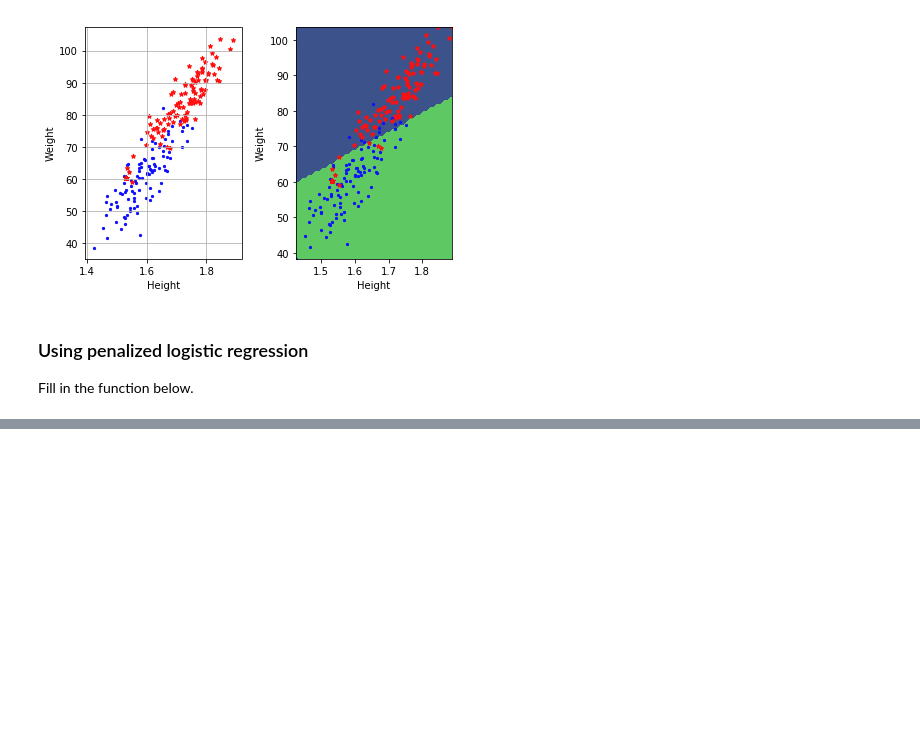
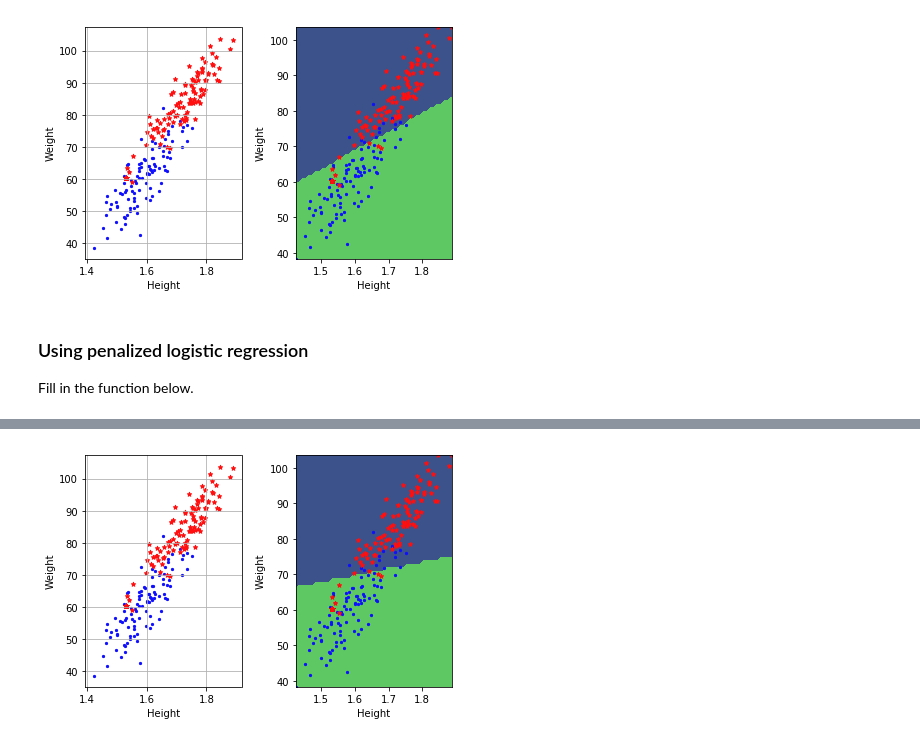
Before and after one commit to IsaacLeimgruber/ML_project, a Jupyter notebook: ex05/template/ex05.ipynb, the cells around one changed output, grey strips where cells are left out. Cells and saved outputs as stored; diff of their text form; code cells hidden in the pictures; blank space fills up the shorter version.

```diff
--- a/ex05/template/ex05.ipynb
+++ b/ex05/template/ex05.ipynb
@@ -256,7 +256,14 @@ def penalized_logistic_regression(y, tx, w, lambda_):
     # INSERT YOUR CODE HERE
     # return loss, gradient, and hessian: TODO
     # ***************************************************
-    return logistic_regression(y, tx, w)
+    loss = calculate_loss(y, tx, w) + (w.T@w*lambda_ / 2.0)
+
+    grad = calculate_gradient(y, tx, w) + (w*lambda_)
+
+    H = calculate_hessian(y, tx, w) + (w.T@w*lambda_ / 2.0)
+
+
+    return loss, grad, H
 # %%
 def learning_by_penalized_gradient(y, tx, w, gamma, lambda_):
     """
@@ -267,19 +274,22 @@ def learning_by_penalized_gradient(y, tx, w, gamma, lambda_):
     # INSERT YOUR CODE HERE
     # return loss, gradient: TODO
     # ***************************************************
-    raise NotImplementedError
+    loss, grad, H = penalized_logistic_regression(y, tx, w, lambda_)
     # ***************************************************
     # INSERT YOUR CODE HERE
     # update w: TODO
     # ***************************************************
-    raise NotImplementedError
+
+    w = w - gamma * np.linalg.solve(H, grad);
+
+
     return loss, w
 # %%
 def logistic_regression_penalized_gradient_descent_demo(y, x):
     # init parameters
     max_iter = 10000
     gamma = 0.01
-    lambda_ = 0.1
+    lambda_ = 0.9
     threshold = 1e-8
     losses = []
 
@@ -303,3 +313,4 @@ def logistic_regression_penalized_gradient_descent_demo(y, x):
     print("loss={l}".format(l=calculate_loss(y, tx, w)))
 
 logistic_regression_penalized_gradient_descent_demo(y, x)
+# %% [output]
@@ -305,0 +337 @@ logistic_regression_penalized_gradient_descent_demo(y, x)
+[figure, added]
```
Also changed, not shown: parts of 1 cell of this notebook.
